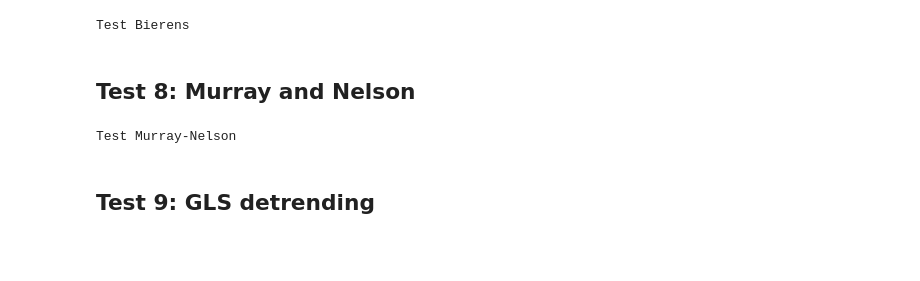
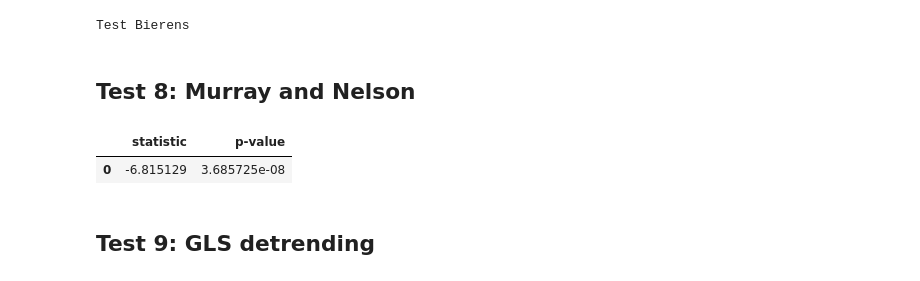
Before and after one commit to ensta630team/Homeworks, a Jupyter notebook: presentation/notebooks/hw_3/pregunta.ipynb, the cells around one changed output. Drawn from its saved outputs; the diff is of its cells as text; code cells hidden in the pictures; blank space fills up the shorter version.

```diff
--- a/presentation/notebooks/hw_3/pregunta.ipynb
+++ b/presentation/notebooks/hw_3/pregunta.ipynb
@@ -114,13 +113,14 @@ Test Bierens
 # %%
 murray_nelson = {}
 murray_nelson["p"] = testmodule.test_murray_nelson(dataset["p"], periodos=[7,68,157], persistente=152)
 murray_nelson["y"] = testmodule.test_murray_nelson(dataset["y"], periodos=[25,145,155], persistente=135)
 murray_nelson["i"] = testmodule.test_murray_nelson(dataset["i"], periodos=[0,1,2], persistente=150)
 murray_nelson["dtp"] = testmodule.test_murray_nelson(np.array(dataset["dtp"]), periodos=[157,178,191], persistente=152)
 murray_nelson["dty"] = testmodule.test_murray_nelson(np.array(dataset["dty"]), periodos=[191,158,143,146,155])
-print(murray_nelson)
+murray_nelson["p"]
 # %% [output]
-Test Murray-Nelson
+|  | statistic | p-value |
+| 0 | -6.815129 | 3.685725e-08 |
 # %% [markdown]
 ## Test 9: GLS detrending
 # %%
```
Also changed, not shown: parts of 2 cells of this notebook, 2 other files.
